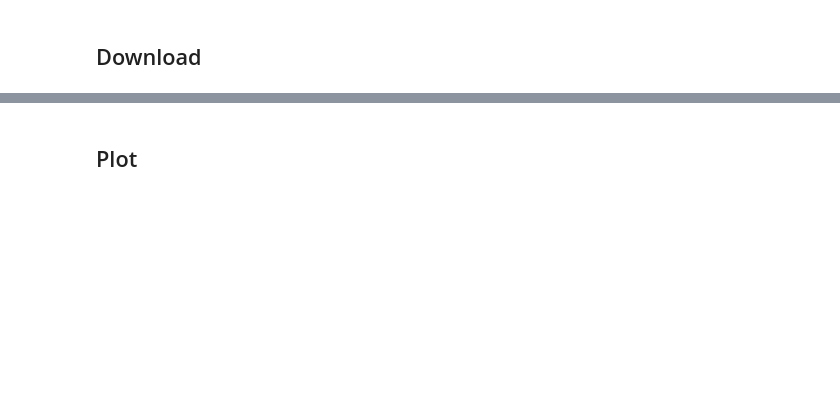
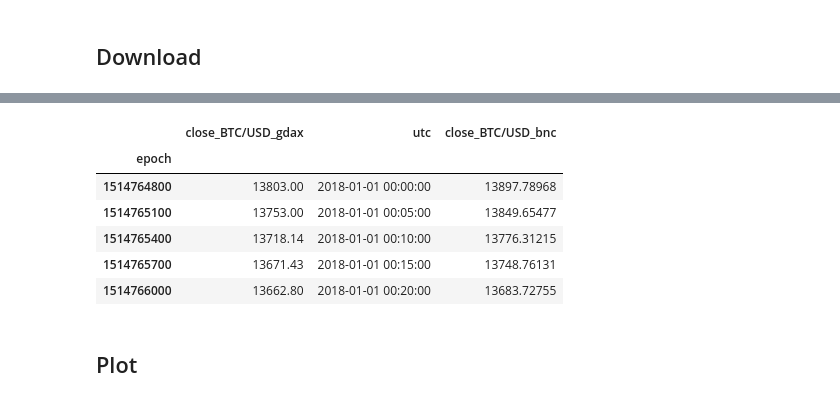
Before and after one commit to bfortuner/punisher, a Jupyter notebook: brave-new-coin.ipynb, the cells around one changed output, grey strips where cells are left out. Drawn from its saved outputs; the diff is of its cells as text; code cells hidden in the pictures; blank space fills up the shorter version.

```diff
--- a/brave-new-coin.ipynb
+++ b/brave-new-coin.ipynb
@@ -216,2 +49,13 @@ check_missing_timesteps(price_df, 300)
+# %%
+df = df[[c for c in df.columns if 'close' in c or c in ['utc']]]
+df.head()
+# %% [output]
+|  | close_BTC/USD_gdax | utc | close_BTC/USD_bnc |
+| epoch |  |  |  |
+| 1514764800 | 13803.00 | 2018-01-01 00:00:00 | 13897.78968 |
+| 1514765100 | 13753.00 | 2018-01-01 00:05:00 | 13849.65477 |
+| 1514765400 | 13718.14 | 2018-01-01 00:10:00 | 13776.31215 |
+| 1514765700 | 13671.43 | 2018-01-01 00:15:00 | 13748.76131 |
+| 1514766000 | 13662.80 | 2018-01-01 00:20:00 | 13683.72755 |
 # %% [markdown]
 ## Plot
```
Also changed, not shown: parts of 19 cells of this notebook, 7 other files.
